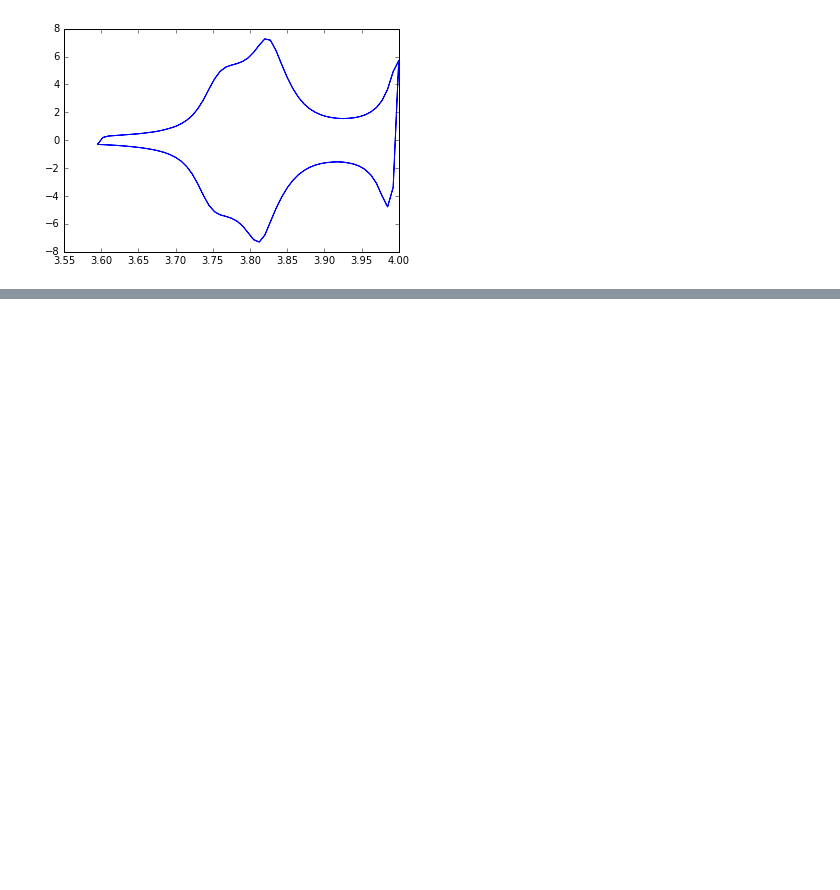
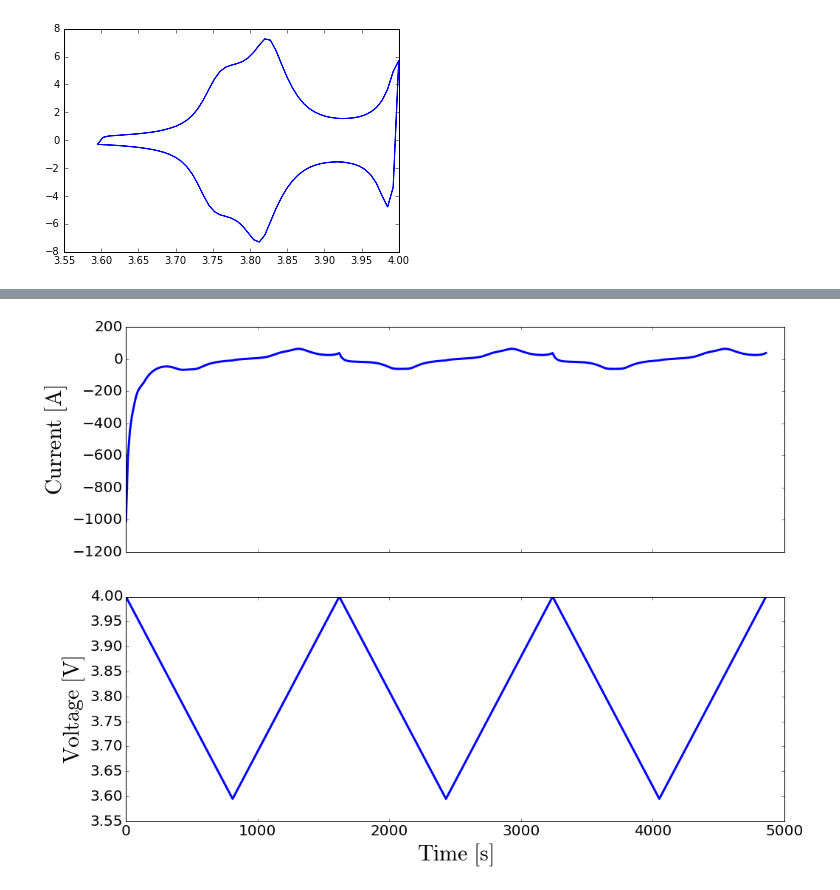
Before and after one commit to iSchomer/Dualfoil_Storage_Device, a Jupyter notebook: output_visuals/pycap_cyclic_voltammetry.ipynb, the cells around one changed output, grey strips where cells are left out. Cells and saved outputs as stored; diff of their text form; code cells hidden in the pictures; blank space fills up the shorter version.

```diff
--- a/output_visuals/pycap_cyclic_voltammetry.ipynb
+++ b/output_visuals/pycap_cyclic_voltammetry.ipynb
@@ -109,0 +127,8 @@ pyplot.plot(x, y)
+# %%
+%matplotlib inline
+from pycap import initialize_data, plot_data
+data3 = initialize_data()
+
+df3.reset()
+exp = CyclicVoltammetry(ptree3)
+%time exp.run(df3, data3)
@@ -109,0 +139,4 @@ pyplot.plot(x, y)
+# %%
+plot_data(data3)
+# %% [output]
+[figure, added]
```
Also changed, not shown: parts of 5 cells of this notebook.
